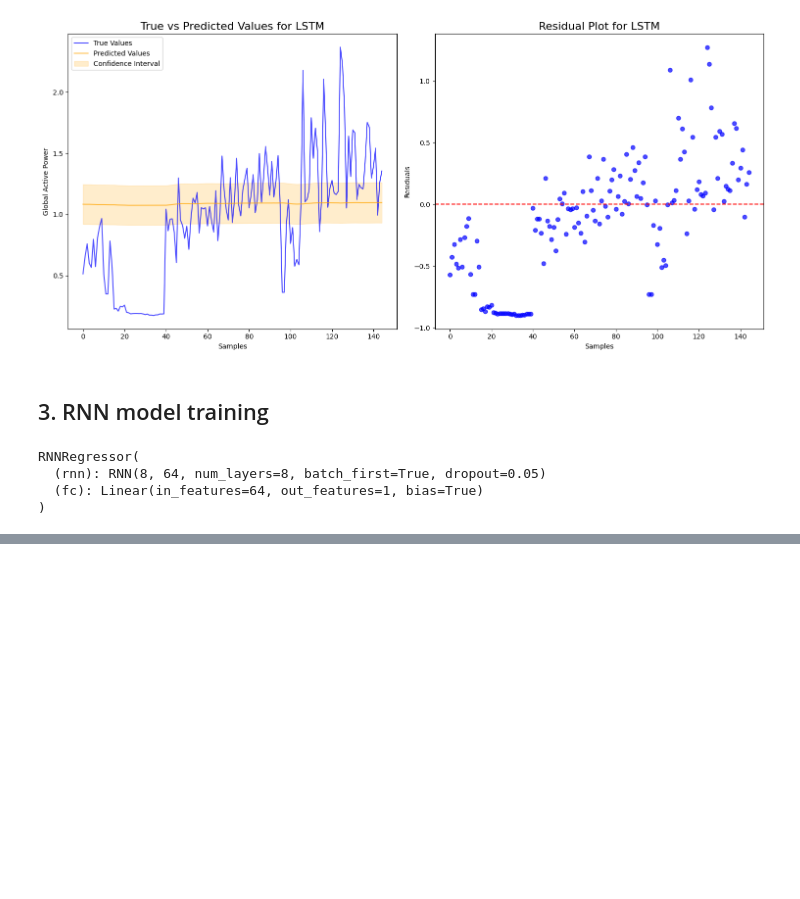
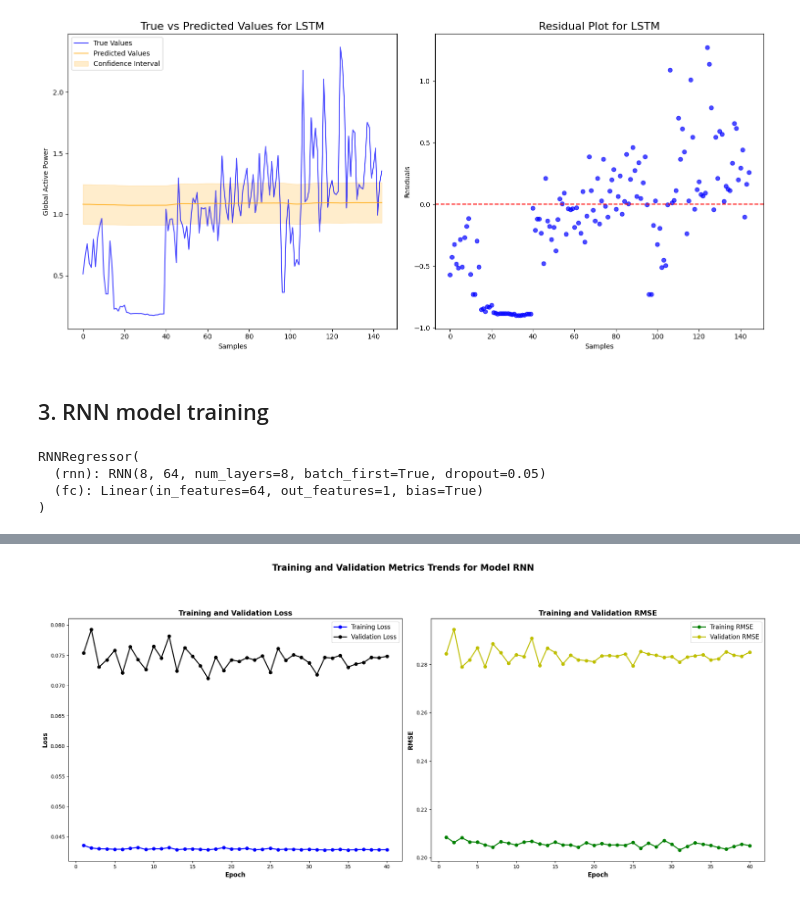
Before and after one commit to SainavyaGadde/DataScienceFinalProject, a Jupyter notebook: data_science_project.ipynb, the cells around one changed output, grey strips where cells are left out. Saved outputs shown, nothing was run; the diff lists cells and outputs as text; code cells hidden in the pictures; blank space fills up the shorter version.

Commit message:
Developed the Train and Validation Metrics of RNN

```diff
--- a/data_science_project.ipynb
+++ b/data_science_project.ipynb
@@ -1132,3 +1132,9 @@ RNNRegressor(
   (rnn): RNN(8, 64, num_layers=8, batch_first=True, dropout=0.05)
   (fc): Linear(in_features=64, out_features=1, bias=True)
 )
+# %%
+criterion = nn.MSELoss(reduction='mean')
+optimizer = torch.optim.Adam(rnn_model.parameters(), lr=LEARNING_RATE)
+trained_rnn_model, rnn_metrics = train_and_evaluate(
+    rnn_model, train_loader, test_loader, optimizer, criterion, epochs=EPOCHS, device=DEVICE
+)
@@ -1134,0 +1159,4 @@ RNNRegressor(
+# %%
+training_history_curves_plot(rnn_metrics, "RNN")
+# %% [output]
+[figure, added]
```
Also changed, not shown: parts of 1 cell of this notebook.
